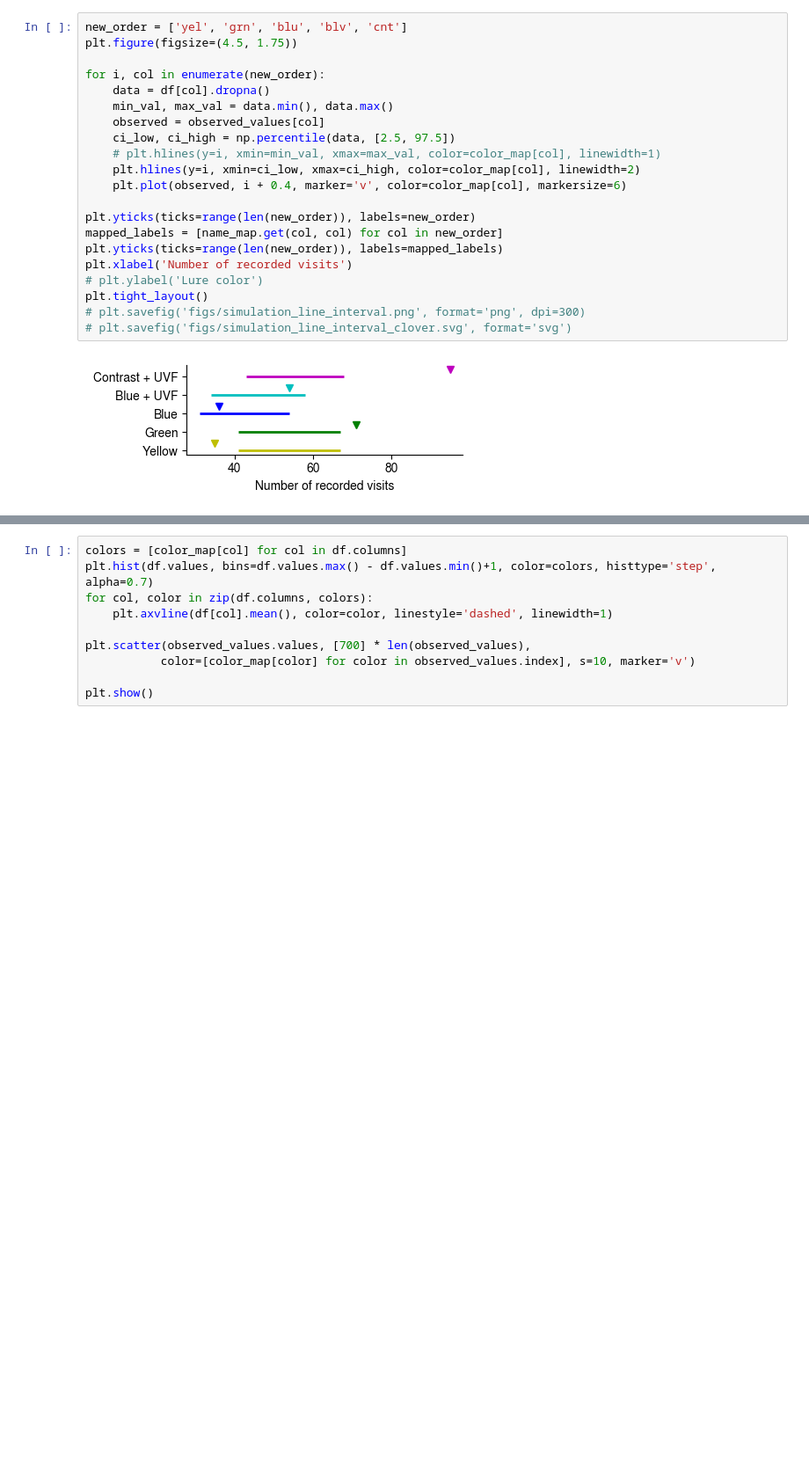
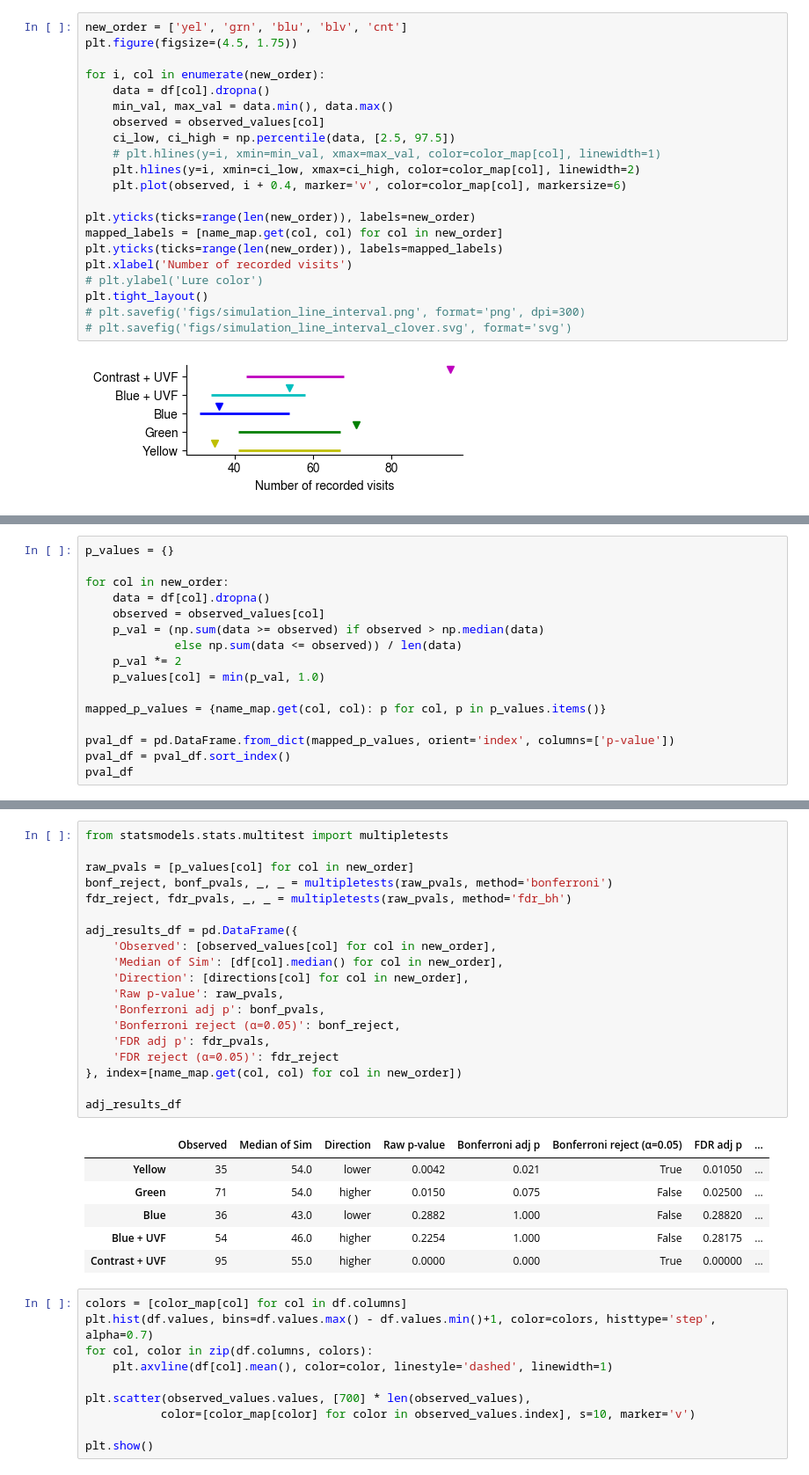
Before and after one commit to mparkergetz/bee_cam_data_processing, a Jupyter notebook: nb3_simulate_visits.ipynb, the cells around one changed output, grey strips where cells are left out. Shown: that part at 88% size. Saved outputs shown, nothing was run; the diff lists cells and outputs as text; blank space fills up the shorter version.

```diff
--- a/nb3_simulate_visits.ipynb
+++ b/nb3_simulate_visits.ipynb
@@ -207,0 +210,16 @@ plt.savefig('figs/simulation_interval_clover_small.svg', format='svg')
+# %%
+p_values = {}
+
+for col in new_order:
+    data = df[col].dropna()
+    observed = observed_values[col]
+    p_val = (np.sum(data >= observed) if observed > np.median(data)
+             else np.sum(data <= observed)) / len(data)
+    p_val *= 2
+    p_values[col] = min(p_val, 1.0)
+
+mapped_p_values = {name_map.get(col, col): p for col, p in p_values.items()}
+
+pval_df = pd.DataFrame.from_dict(mapped_p_values, orient='index', columns=['p-value'])
+pval_df = pval_df.sort_index()
+pval_df
@@ -208,3 +268,29 @@ plt.savefig('figs/simulation_interval_clover_small.svg', format='svg')
+# %%
+from statsmodels.stats.multitest import multipletests
+
+raw_pvals = [p_values[col] for col in new_order]
+bonf_reject, bonf_pvals, _, _ = multipletests(raw_pvals, method='bonferroni')
+fdr_reject, fdr_pvals, _, _ = multipletests(raw_pvals, method='fdr_bh')
+
+adj_results_df = pd.DataFrame({
+    'Observed': [observed_values[col] for col in new_order],
+    'Median of Sim': [df[col].median() for col in new_order],
+    'Direction': [directions[col] for col in new_order],
+    'Raw p-value': raw_pvals,
+    'Bonferroni adj p': bonf_pvals,
+    'Bonferroni reject (α=0.05)': bonf_reject,
+    'FDR adj p': fdr_pvals,
+    'FDR reject (α=0.05)': fdr_reject
+}, index=[name_map.get(col, col) for col in new_order])
+
+adj_results_df
+# %% [output]
+|  | Observed | Median of Sim | Direction | Raw p-value | Bonferroni adj p | Bonferroni reject (α=0.05) | FDR adj p | ... |
+| Yellow | 35 | 54.0 | lower | 0.0042 | 0.021 | True | 0.01050 | ... |
+| Green | 71 | 54.0 | higher | 0.0150 | 0.075 | False | 0.02500 | ... |
+| Blue | 36 | 43.0 | lower | 0.2882 | 1.000 | False | 0.28820 | ... |
+| Blue + UVF | 54 | 46.0 | higher | 0.2254 | 1.000 | False | 0.28175 | ... |
+| Contrast + UVF | 95 | 55.0 | higher | 0.0000 | 0.000 | True | 0.00000 | ... |
 # %%
 colors = [color_map[col] for col in df.columns]
 plt.hist(df.values, bins=df.values.max() - df.values.min()+1, color=colors, histtype='step', alpha=0.7)
```
Also changed, not shown: parts of 3 cells of this notebook, 4 other files.
